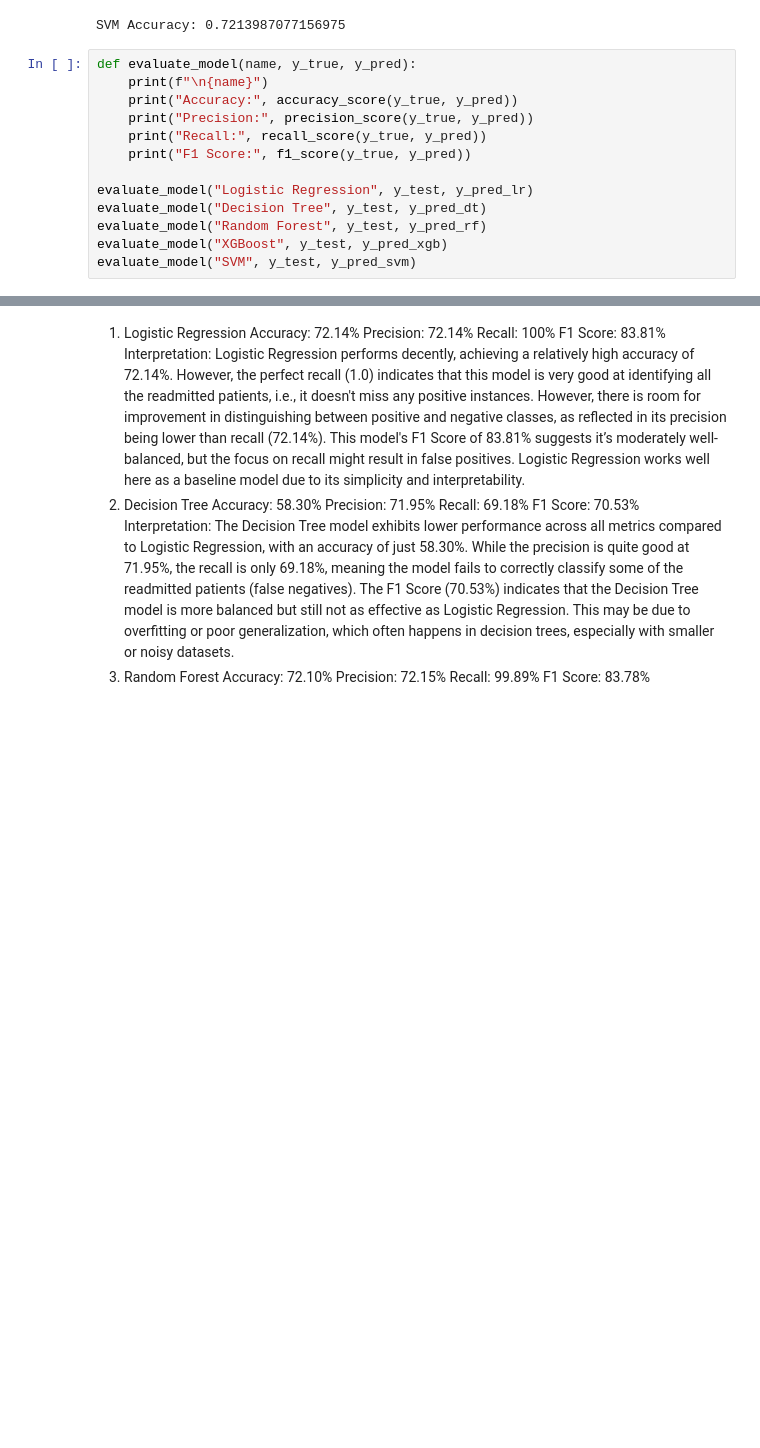
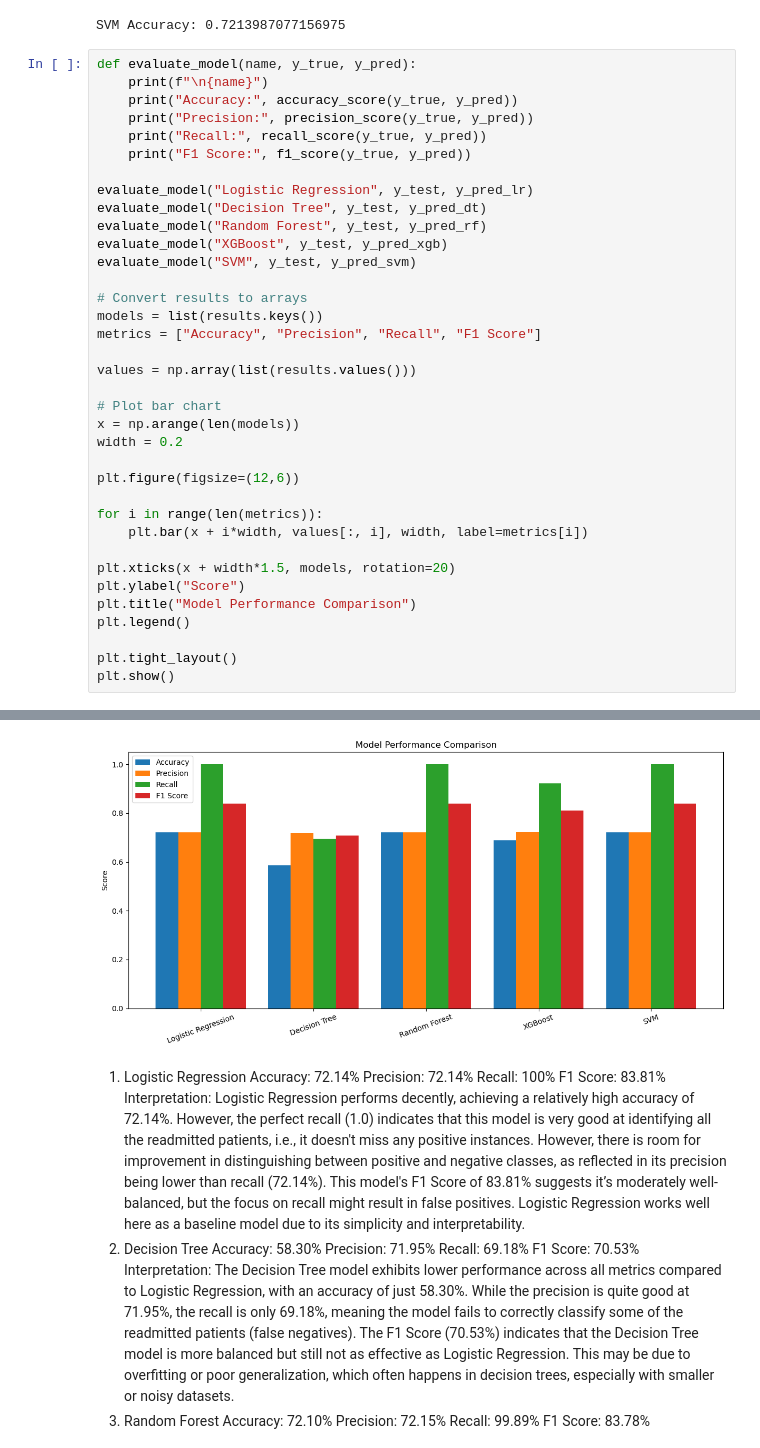
Before and after one commit to kennethChua16/AIM-Capstone-project, a Jupyter notebook: Hospital Readmission Analysis.ipynb, the cells around one changed output, grey strips where cells are left out. Drawn from its saved outputs; the diff is of its cells as text; blank space fills up the shorter version.

```diff
--- a/Hospital Readmission Analysis.ipynb
+++ b/Hospital Readmission Analysis.ipynb
@@ -563,6 +563,29 @@ evaluate_model("Decision Tree", y_test, y_pred_dt)
 evaluate_model("Random Forest", y_test, y_pred_rf)
 evaluate_model("XGBoost", y_test, y_pred_xgb)
 evaluate_model("SVM", y_test, y_pred_svm)
+
+# Convert results to arrays
+models = list(results.keys())
+metrics = ["Accuracy", "Precision", "Recall", "F1 Score"]
+
+values = np.array(list(results.values()))
+
+# Plot bar chart
+x = np.arange(len(models))
+width = 0.2
+
+plt.figure(figsize=(12,6))
+
+for i in range(len(metrics)):
+    plt.bar(x + i*width, values[:, i], width, label=metrics[i])
+
+plt.xticks(x + width*1.5, models, rotation=20)
+plt.ylabel("Score")
+plt.title("Model Performance Comparison")
+plt.legend()
+
+plt.tight_layout()
+plt.show()
 # %% [output]
 Logistic Regression
 Accuracy: 0.7213987077156975
@@ -584,3 +607,4 @@ F1 Score: 0.8381541179068227
+[figure, added]
 # %% [markdown]
 1. Logistic Regression
 Accuracy: 72.14%
```
Also changed, not shown: parts of 10 cells of this notebook, 1 other file.
